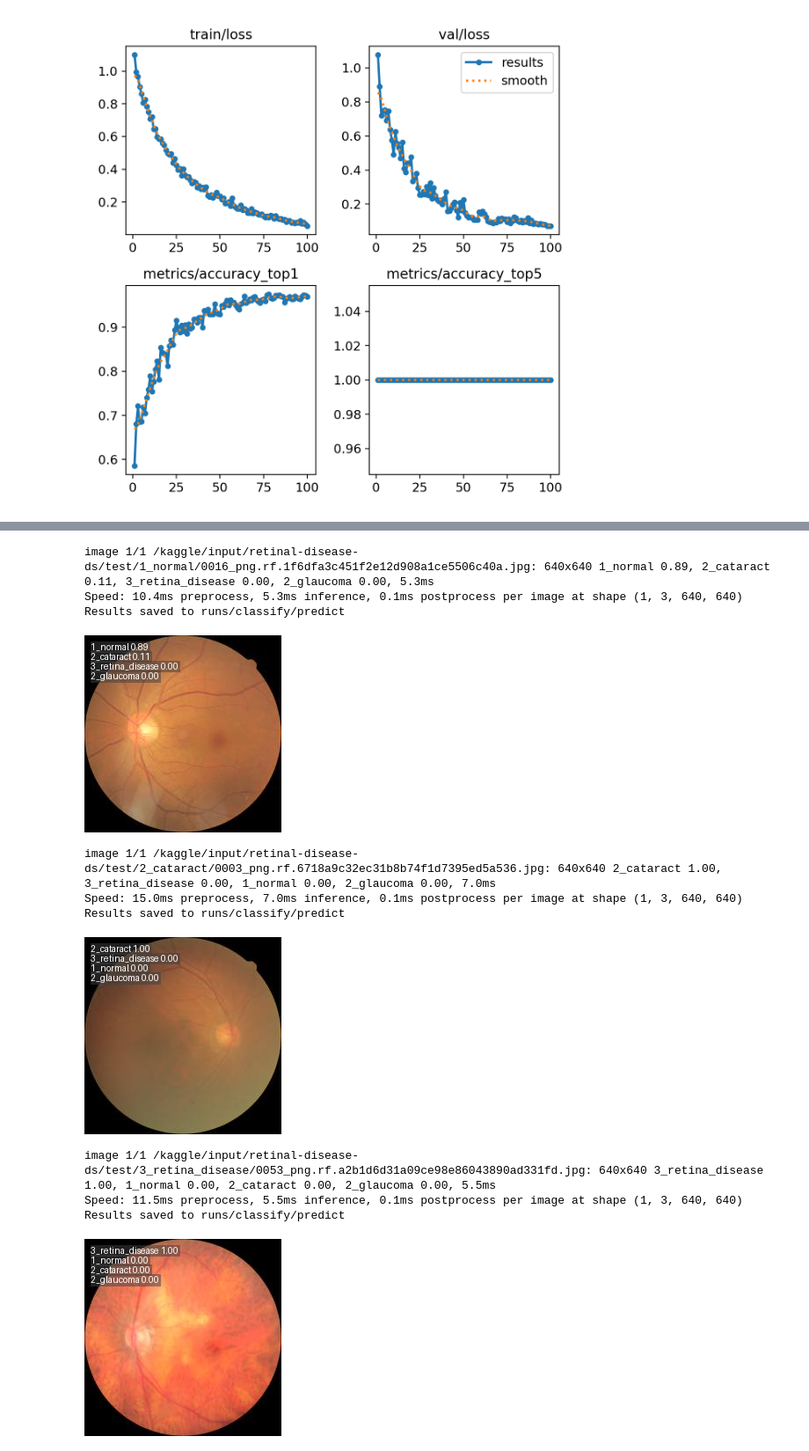
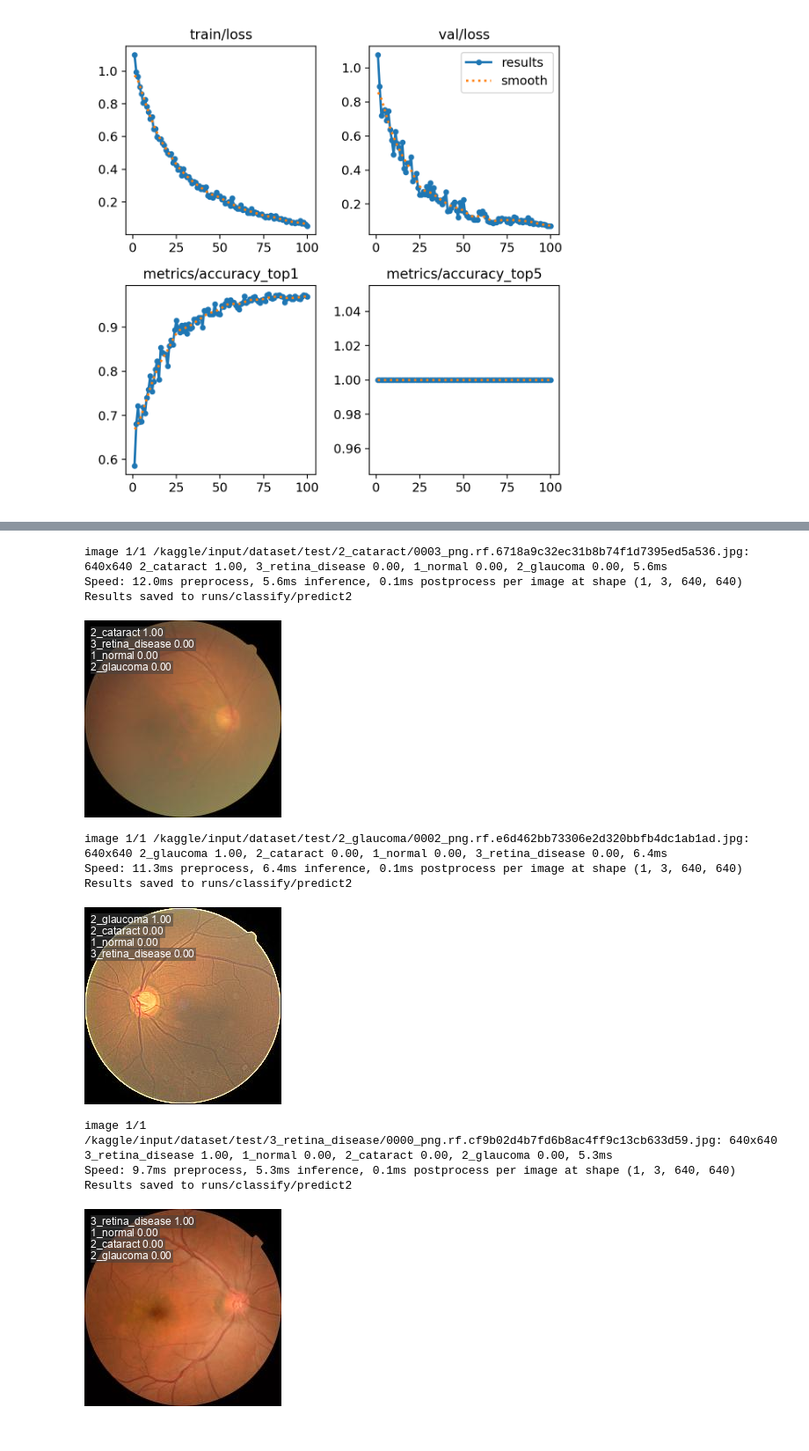
Before and after one commit to abuhurayraniloy/ml-project, a Jupyter notebook: retinal-disease-detection.ipynb, the cells around one changed output, grey strips where cells are left out. Shown at 88% size. Drawn from its saved outputs; the diff is of its cells as text; code cells hidden in the pictures.

```diff
--- a/retinal-disease-detection.ipynb
+++ b/retinal-disease-detection.ipynb
@@ -127,24 +140,24 @@ Results saved to runs/classify/predict
 # %%
-results = model("/kaggle/input/retinal-disease-ds/test/1_normal/0016_png.rf.1f6dfa3c451f2e12d908a1ce5506c40a.jpg", conf=0.5, save=True)
+results = model("/kaggle/input/dataset/test/2_cataract/0003_png.rf.6718a9c32ec31b8b74f1d7395ed5a536.jpg", conf=0.5, save=True)
 results[0].show()
 # %% [output]
-image 1/1 /kaggle/input/retinal-disease-ds/test/1_normal/0016_png.rf.1f6dfa3c451f2e12d908a1ce5506c40a.jpg: 640x640 1_normal 0.89, 2_cataract 0.11, 3_retina_disease 0.00, 2_glaucoma 0.00, 5.3ms
-Speed: 10.4ms preprocess, 5.3ms inference, 0.1ms postprocess per image at shape (1, 3, 640, 640)
-Results saved to runs/classify/predict
+image 1/1 /kaggle/input/dataset/test/2_cataract/0003_png.rf.6718a9c32ec31b8b74f1d7395ed5a536.jpg: 640x640 2_cataract 1.00, 3_retina_disease 0.00, 1_normal 0.00, 2_glaucoma 0.00, 5.6ms
+Speed: 12.0ms preprocess, 5.6ms inference, 0.1ms postprocess per image at shape (1, 3, 640, 640)
+Results saved to runs/classify/predict2
-[figure, old version]
+[figure, new version]
 # %%
-results = model("/kaggle/input/retinal-disease-ds/test/2_cataract/0003_png.rf.6718a9c32ec31b8b74f1d7395ed5a536.jpg", conf=0.5, save=True)
+results = model("/kaggle/input/dataset/test/2_glaucoma/0002_png.rf.e6d462bb73306e2d320bbfb4dc1ab1ad.jpg", conf=0.5, save=True)
 results[0].show()
 # %% [output]
-image 1/1 /kaggle/input/retinal-disease-ds/test/2_cataract/0003_png.rf.6718a9c32ec31b8b74f1d7395ed5a536.jpg: 640x640 2_cataract 1.00, 3_retina_disease 0.00, 1_normal 0.00, 2_glaucoma 0.00, 7.0ms
-Speed: 15.0ms preprocess, 7.0ms inference, 0.1ms postprocess per image at shape (1, 3, 640, 640)
-Results saved to runs/classify/predict
+image 1/1 /kaggle/input/dataset/test/2_glaucoma/0002_png.rf.e6d462bb73306e2d320bbfb4dc1ab1ad.jpg: 640x640 2_glaucoma 1.00, 2_cataract 0.00, 1_normal 0.00, 3_retina_disease 0.00, 6.4ms
+Speed: 11.3ms preprocess, 6.4ms inference, 0.1ms postprocess per image at shape (1, 3, 640, 640)
+Results saved to runs/classify/predict2
-[figure, old version]
+[figure, new version]
 # %%
-results = model("/kaggle/input/retinal-disease-ds/test/3_retina_disease/0053_png.rf.a2b1d6d31a09ce98e86043890ad331fd.jpg", conf=0.5, save=True)
+results = model("/kaggle/input/dataset/test/3_retina_disease/0000_png.rf.cf9b02d4b7fd6b8ac4ff9c13cb633d59.jpg", conf=0.5, save=True)
 results[0].show()
 # %% [output]
-image 1/1 /kaggle/input/retinal-disease-ds/test/3_retina_disease/0053_png.rf.a2b1d6d31a09ce98e86043890ad331fd.jpg: 640x640 3_retina_disease 1.00, 1_normal 0.00, 2_cataract 0.00, 2_glaucoma 0.00, 5.5ms
-Speed: 11.5ms preprocess, 5.5ms inference, 0.1ms postprocess per image at shape (1, 3, 640, 640)
-Results saved to runs/classify/predict
+image 1/1 /kaggle/input/dataset/test/3_retina_disease/0000_png.rf.cf9b02d4b7fd6b8ac4ff9c13cb633d59.jpg: 640x640 3_retina_disease 1.00, 1_normal 0.00, 2_cataract 0.00, 2_glaucoma 0.00, 5.3ms
+Speed: 9.7ms preprocess, 5.3ms inference, 0.1ms postprocess per image at shape (1, 3, 640, 640)
+Results saved to runs/classify/predict2
-[figure, old version]
+[figure, new version]
```
Also changed, not shown: parts of 10 cells of this notebook.
